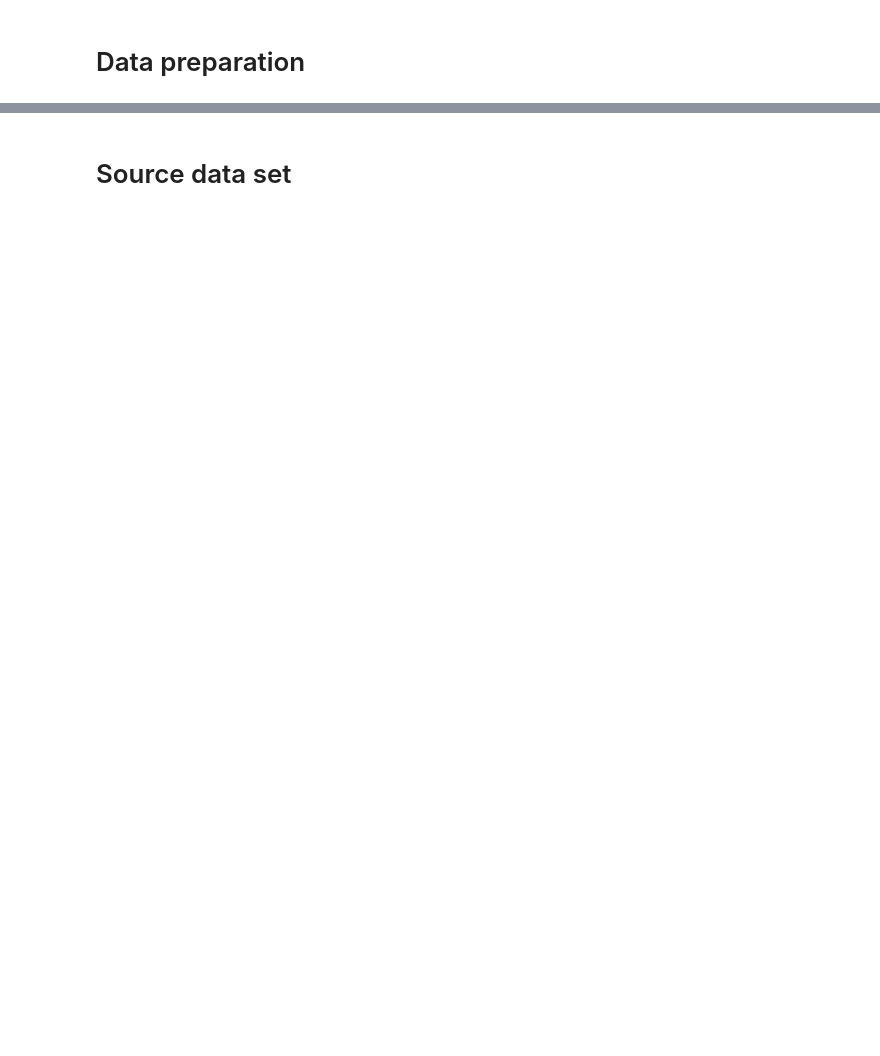
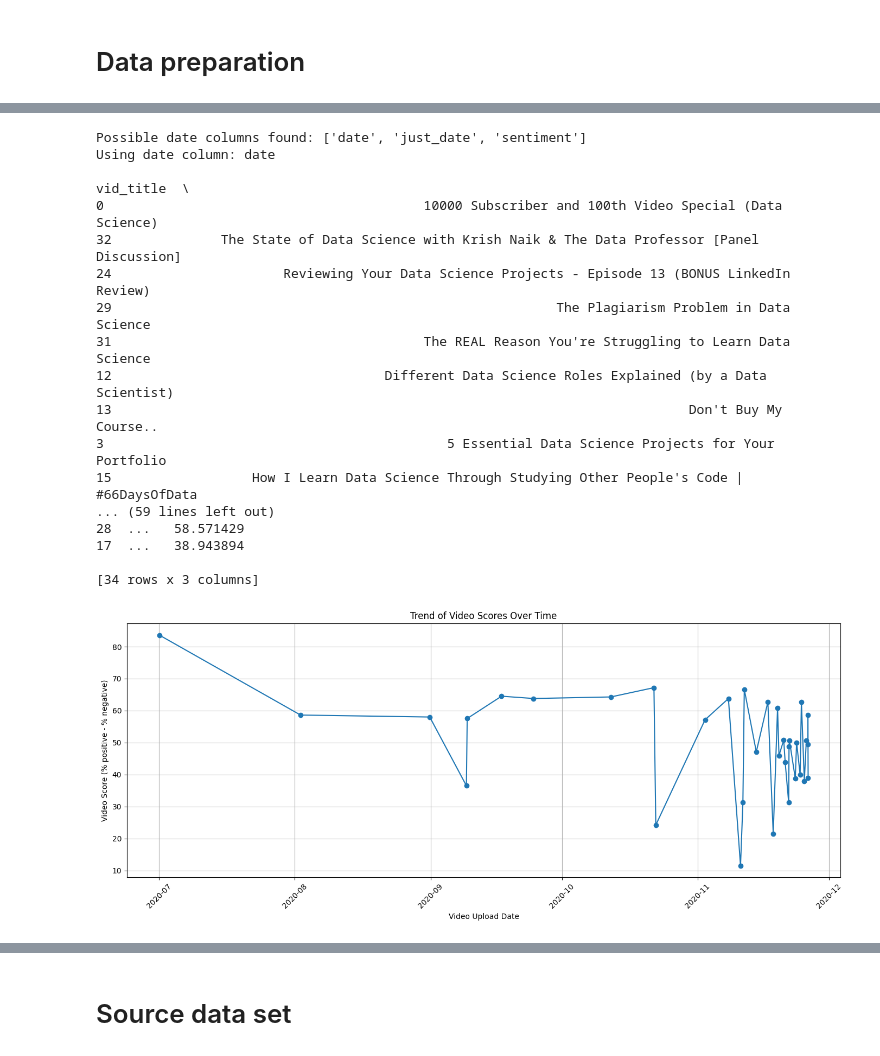
Before and after one commit to livami/bigdata_project2, a Jupyter notebook: Big_Data_Part2.ipynb, the cells around one changed output, grey strips where cells are left out. Cells and saved outputs as stored; diff of their text form; code cells hidden in the pictures; blank space fills up the shorter version.

```diff
--- a/Big_Data_Part2.ipynb
+++ b/Big_Data_Part2.ipynb
@@ -132,0 +490,75 @@ Name: 5, dtype: object
+# %%
+# trend of the videos - chronological order - based on sentiment score
+
+import matplotlib.pyplot as plt
+import pandas as pd
+
+# automatic detection date column
+possible_dates = [col for col in data3.columns if "date" in col.lower() or "time" in col.lower()]
+
+print("Possible date columns found:", possible_dates)
+
+# detect data column
+possible_dates = [col for col in data3.columns if "date" in col.lower() or "time" in col.lower()]
+
+if len(possible_dates) == 0:
+    raise ValueError("No date column detected. Please check your CSV. Columns are: " + str(list(data3.columns)))
+
+# first detected date column
+date_column = possible_dates[0]
+print("Using date column:", date_column)
+
+# video date extraction
+video_dates = (
+    data3[["vid_title", date_column]]
+    .drop_duplicates(subset="vid_title")
+)
+
+video_dates[date_column] = pd.to_datetime(video_dates[date_column], errors="coerce")
+
+# merge table
+video_sentiment_with_dates = video_sentiment_counts.merge(
+    video_dates,
+    on="vid_title",
+    how="left"
+)
+
+# score compute
+video_sentiment_with_dates["video_score"] = (
+    video_sentiment_with_dates["positive_%"] - video_sentiment_with_dates["negative_%"]
+)
+
+# date sort
+video_trend = video_sentiment_with_dates.sort_values(by=date_column)
+
+print(video_trend[["vid_title", date_column, "video_score"]])
+
+# plot table
+plt.figure(figsize=(14,6))
+plt.plot(video_trend[date_column], video_trend["video_score"], marker='o')
+plt.title("Trend of Video Scores Over Time")
+plt.xlabel("Video Upload Date")
+plt.ylabel("Video Score (% positive - % negative)")
+plt.grid(True)
+plt.xticks(rotation=45)
+plt.tight_layout()
+plt.show()
+# %% [output]
+Possible date columns found: ['date', 'just_date', 'sentiment']
+Using date column: date
+                                                                                        vid_title  \
+0                                         10000 Subscriber and 100th Video Special (Data Science)
+32              The State of Data Science with Krish Naik & The Data Professor [Panel Discussion]
+24                      Reviewing Your Data Science Projects - Episode 13 (BONUS LinkedIn Review)
+29                                                         The Plagiarism Problem in Data Science
+31                                        The REAL Reason You're Struggling to Learn Data Science
+12                                   Different Data Science Roles Explained (by a Data Scientist)
+13                                                                          Don't Buy My Course..
+3                                            5 Essential Data Science Projects for Your Portfolio
+15                  How I Learn Data Science Through Studying Other People's Code | #66DaysOfData
+... (59 lines left out)
+28  ...   58.571429
+17  ...   38.943894
+
+[34 rows x 3 columns]
+[figure, added]
```
Also changed, not shown: parts of 25 cells of this notebook.
